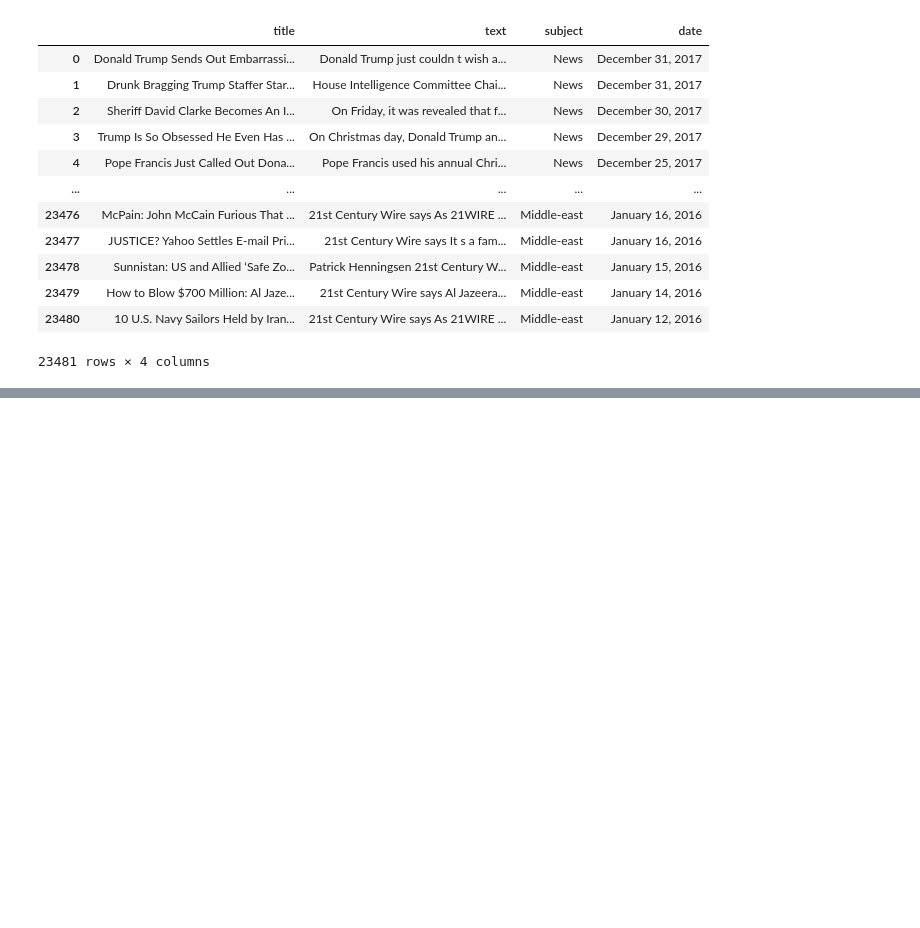
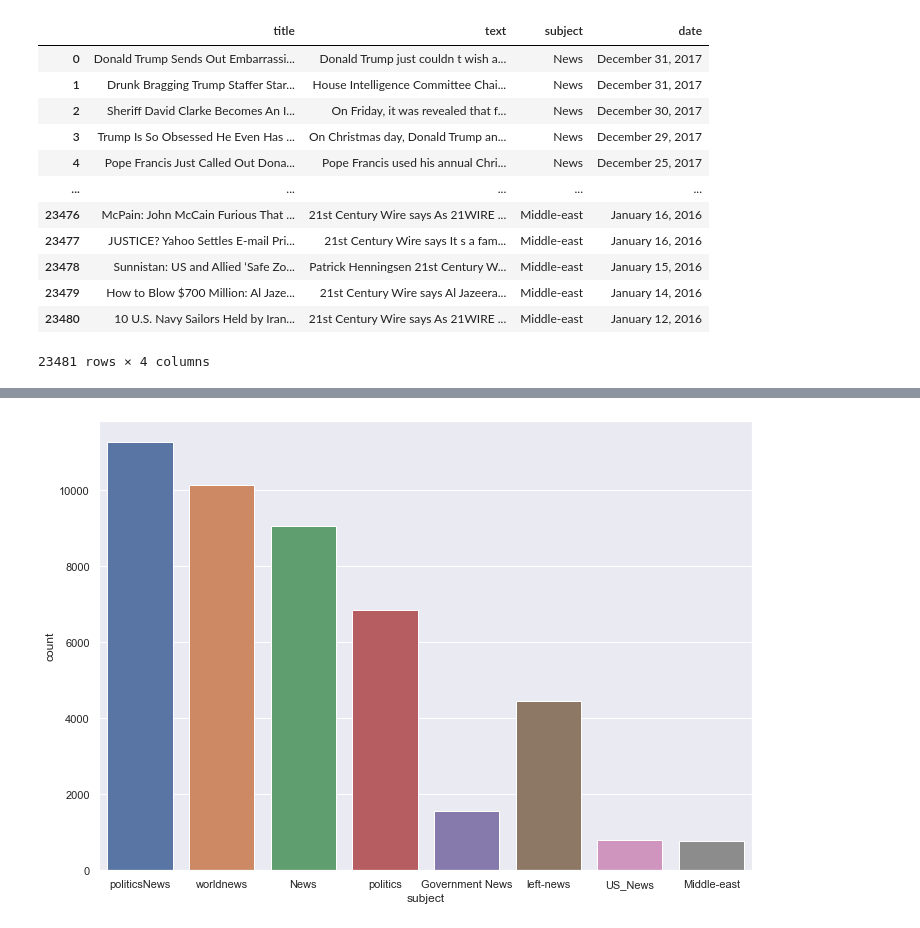
Before and after one commit to neverland1025/nlpproject, a Jupyter notebook: Fake news and true news.ipynb, the cells around one changed output, grey strips where cells are left out. Cells and saved outputs as stored; diff of their text form; code cells hidden in the pictures; blank space fills up the shorter version.

```diff
--- a/Fake news and true news.ipynb
+++ b/Fake news and true news.ipynb
@@ -73,0 +76,5 @@ df.category.plot.bar()
+# %%
+fig1=sns.countplot(df.subject)
+sns.set(rc={'figure.figsize':(30,20)})
+# %% [output]
+[figure, added]
```
Also changed, not shown: parts of 12 cells of this notebook, 1 other file.
